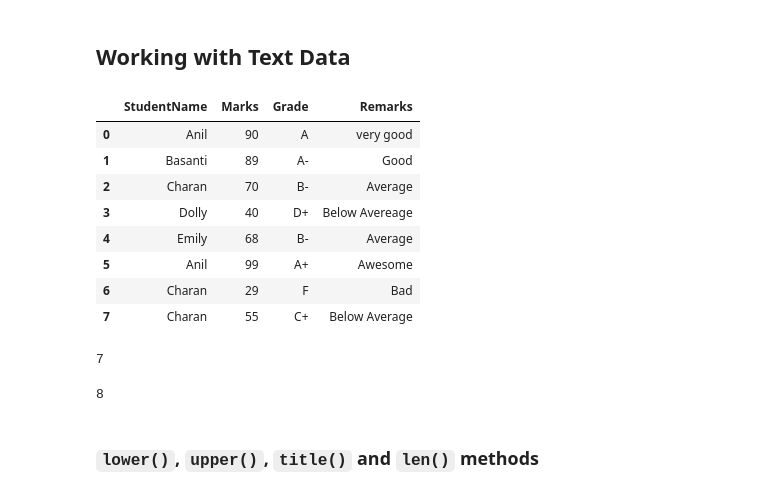
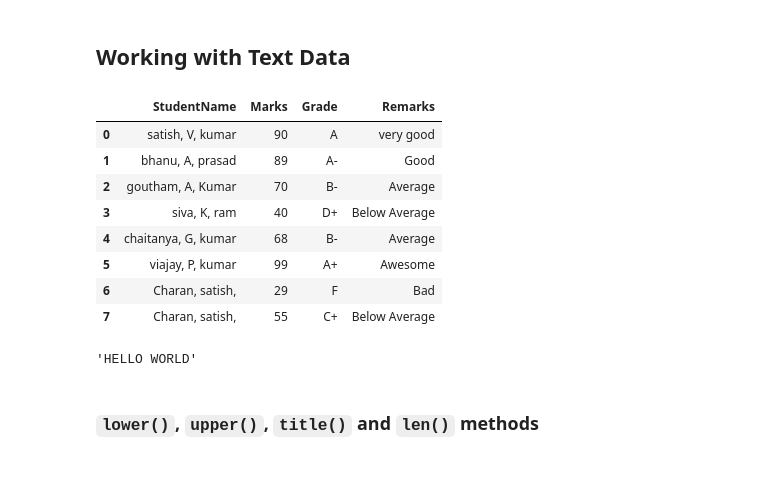
Before and after one commit to nkamatam/adv_python, a Jupyter notebook: original/Pandas/Pandas_DataFrame_2.ipynb, the cells around one changed output. Drawn from its saved outputs; the diff is of its cells as text; code cells hidden in the pictures.

```diff
--- a/original/Pandas/Pandas_DataFrame_2.ipynb
+++ b/original/Pandas/Pandas_DataFrame_2.ipynb
@@ -1006,27 +984,23 @@ bond.head(3)
 ## Working with Text Data
 # %%
 import pandas as pd
-data=[[' Anil',90,'A','very good'],['Basanti ',89,'A-','Good'],[' Charan ',70,'B-','Average'],['Dolly',40,'D+','Below Avereage'],
-      ['Emily',68,'B-','Average'],['Anil',99,'A+','Awesome'],['Charan',29,'F','Bad'],['Charan',55,'C+','Below Average']]
+data=[['satish, V, kumar ',90,'A','very good'],['bhanu, A, prasad ',89,'A-','Good'],[' goutham, A, Kumar ',70,'B-','Average'],['siva, K, ram ',40,'D+','Below Average'],
+      ['chaitanya, G, kumar ',68,'B-','Average'],['viajay, P, kumar ',99,'A+','Awesome'],['Charan, satish,',29,'F','Bad'],['Charan, satish,',55,'C+','Below Average']]
 df=pd.DataFrame(data,columns=['StudentName','Marks','Grade','Remarks'])
 df
 # %% [output]
 |  | StudentName | Marks | Grade | Remarks |
-| 0 | Anil | 90 | A | very good |
-| 1 | Basanti | 89 | A- | Good |
-| 2 | Charan | 70 | B- | Average |
-| 3 | Dolly | 40 | D+ | Below Avereage |
-| 4 | Emily | 68 | B- | Average |
-| 5 | Anil | 99 | A+ | Awesome |
-| 6 | Charan | 29 | F | Bad |
-| 7 | Charan | 55 | C+ | Below Average |
+| 0 | satish, V, kumar | 90 | A | very good |
+| 1 | bhanu, A, prasad | 89 | A- | Good |
+| 2 | goutham, A, Kumar | 70 | B- | Average |
+| 3 | siva, K, ram | 40 | D+ | Below Average |
+| 4 | chaitanya, G, kumar | 68 | B- | Average |
+| 5 | viajay, P, kumar | 99 | A+ | Awesome |
+| 6 | Charan, satish, | 29 | F | Bad |
+| 7 | Charan, satish, | 55 | C+ | Below Average |
-# %%
-df['StudentName'].nunique()
-# %% [output]
-7
-# %%
-df['StudentName'].count()
-# %% [output]
-8
+# %%
+"hello world".upper()
+# %% [output]
+'HELLO WORLD'
 # %% [markdown]
 ### `lower()`, `upper()`, `title()` and `len()` methods
```
Also changed, not shown: parts of 82 cells of this notebook, 6 other files.
